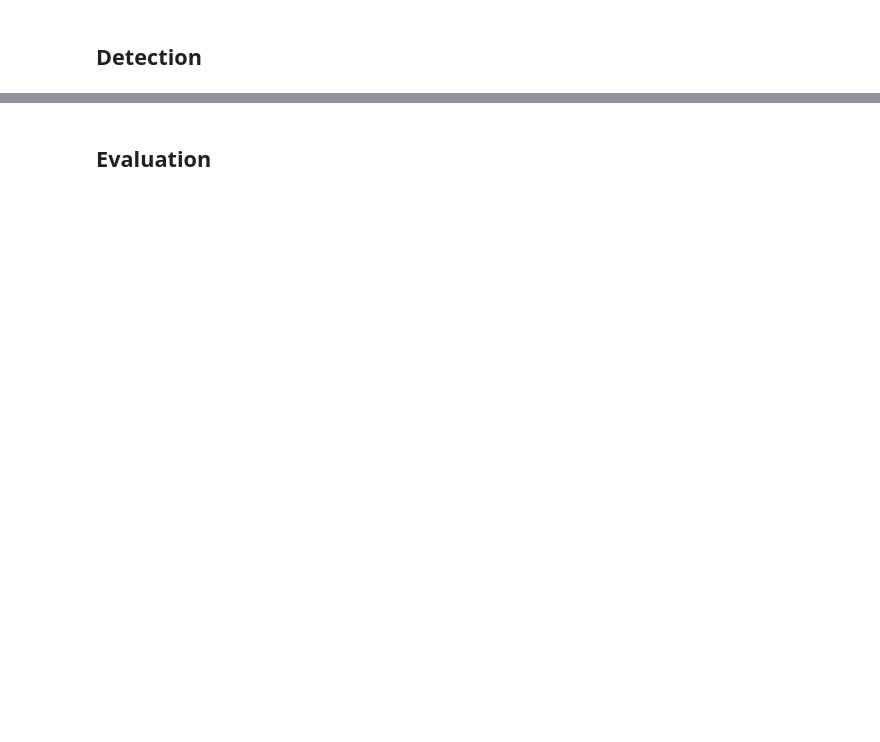
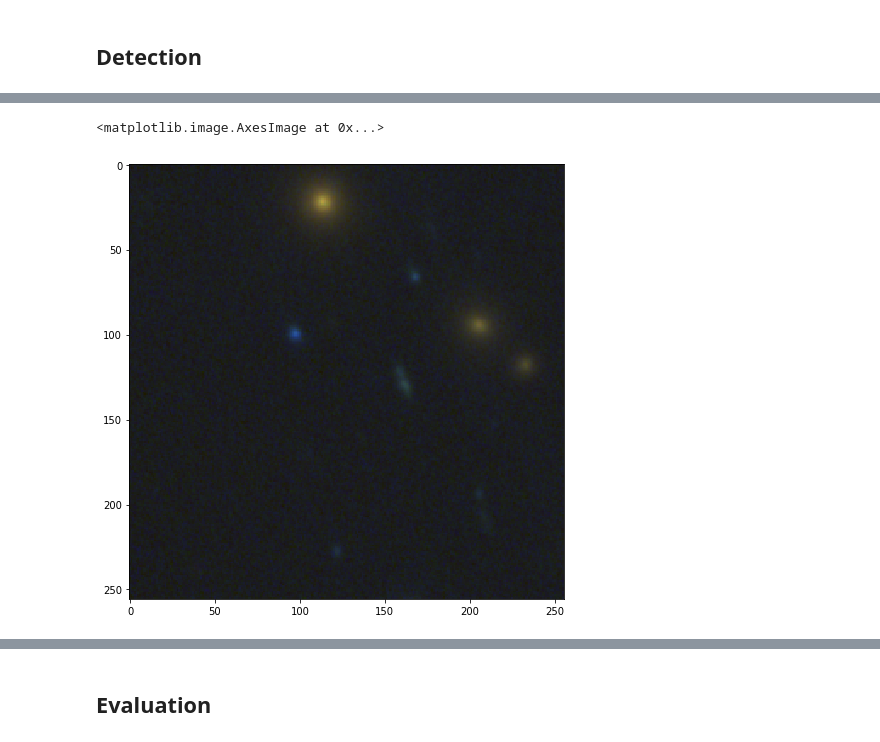
Before and after one commit to bamford/Mask_RCNN, a Jupyter notebook: samples/astro/train_astro.ipynb, the cells around one changed output, grey strips where cells are left out. Drawn from its saved outputs; the diff is of its cells as text; code cells hidden in the pictures; blank space fills up the shorter version.

Commit message:
Trained model on astro images

```diff
--- a/samples/astro/train_astro.ipynb
+++ b/samples/astro/train_astro.ipynb
@@ -102,6 +140,7 @@ from matplotlib import pyplot as plt
 import numpy as np
 import pandas as pd
 from glob import glob
+import random
 
 def crops(fnames, xrange, yrange):
     return [fits.open(f)[0].data[xrange[0]:xrange[1], yrange[0]:yrange[1]] for f in fnames]
@@ -115,6 +154,8 @@ class AstroObjectDataset(utils.Dataset):
 
         # Add images
         images = glob(datadir+'HST/crops/crop*npy')
+        random.seed(12345)
+        random.shuffle(images)
         print('Total number of images:', len(images))
         with open(datadir+'HST/sex/t1_1.sex.outparam') as f:
             param = [x.strip() for x in f.readlines()]
@@ -139,12 +180,12 @@ class AstroObjectDataset(utils.Dataset):
     def load_mask(self, image_id):
         info = self.image_info[image_id]
         seg = np.load(info['path'].replace('/crop_', '/mask_'))
-        segids = set(seg) - set([0])
+        segids = list(set(seg.ravel()) - set([0]))
         nobj = len(segids)
         mask = np.zeros(seg.shape + (nobj,), np.bool)
         class_ids = np.zeros(nobj, dtype=np.int32)
-        for i in segids:
-            mask[:,:,i] = seg == segids
+        for i in range(nobj):
+            mask[:,:,i] = seg == segids[i]
             class_ids[i] = 1
         return mask, class_ids
 # %%
@@ -172,7 +223,7 @@ model = modellib.MaskRCNN(mode="training", config=config,
                           model_dir=MODEL_DIR)
 # %%
 # Which weights to start with?
-init_with = "coco"  # imagenet, coco, or last
+init_with = "last"  # imagenet, coco, or last
 
 if init_with == "imagenet":
     model.load_weights(model.get_imagenet_weights(), by_name=True)
@@ -205,9 +276,9 @@ model.train(dataset_train, dataset_val,
 # %%
-# Train the head branches
-# Passing layers="heads" freezes all layers except the head
-# layers. You can also pass a regular expression to select
-# which layers to train by name pattern.
+# Fine tune all layers
+# Passing layers="all" trains all layers. You can also
+# pass a regular expression to select which layers to
+# train by name pattern.
 model.train(dataset_train, dataset_val,
-            learning_rate=config.LEARNING_RATE,
-            epochs=50,
-            layers='heads')
+            learning_rate=config.LEARNING_RATE / 10,
+            epochs=75,
+            layers="all")
@@ -214,12 +346,3 @@ model.train(dataset_train, dataset_val,
-# %%
-# Fine tune all layers
-# Passing layers="all" trains all layers. You can also
-# pass a regular expression to select which layers to
-# train by name pattern.
-model.train(dataset_train, dataset_val,
-            learning_rate=config.LEARNING_RATE / 10,
-            epochs=2,
-            layers="all")
 # %%
 # Save weights
 # Typically not needed because callbacks save after every epoch
@@ -251 +377,13 @@ model.load_weights(model_path, by_name=True)
+# %%
+# Test on a random image
+image_id = random.choice(dataset_val.image_ids)
+original_image, image_meta, gt_class_id, gt_bbox, gt_mask =\
+    modellib.load_image_gt(dataset_val, inference_config,
+                           image_id, use_mini_mask=False)
+
+plt.figure(figsize=(8, 8))
+plt.imshow(original_image)
+# %% [output]
+<matplotlib.image.AxesImage at 0x...>
+[figure, added]
 # %%
```
Also changed, not shown: parts of 12 cells of this notebook.
